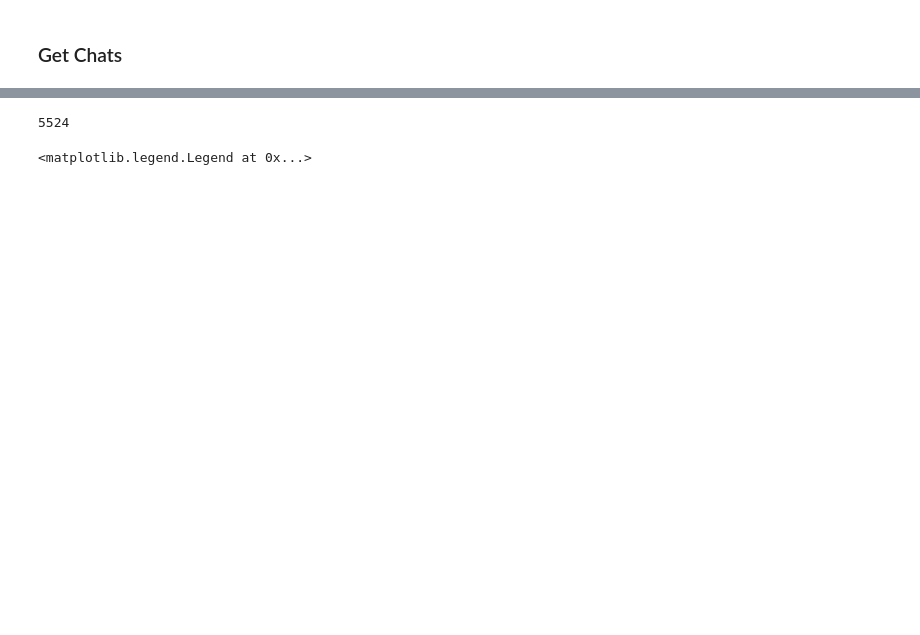
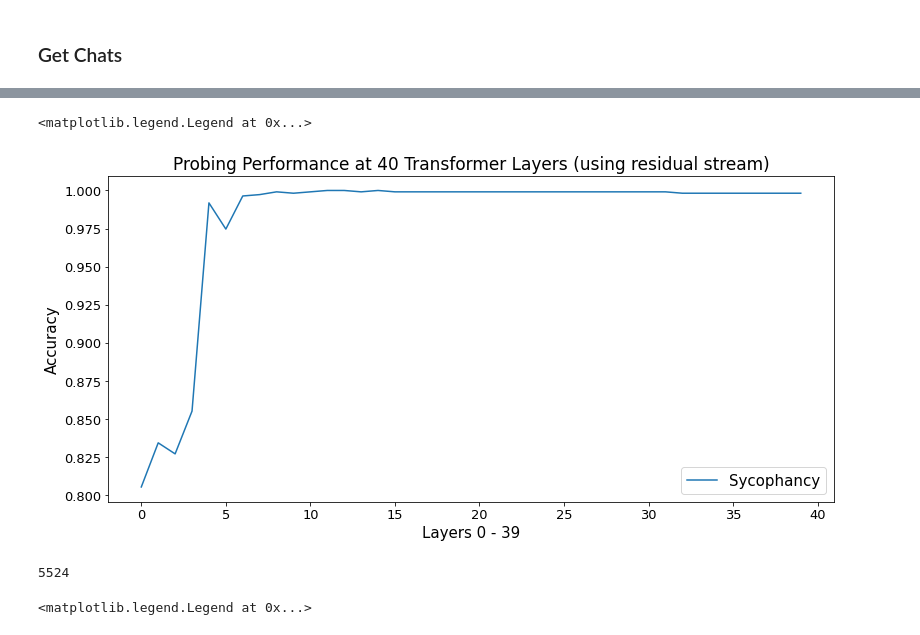
Before and after one commit to yc015/sycophancy-correction-for-mental-health-LLM, a Jupyter notebook: internal_model_of_sycophancy.ipynb, the cells around one changed output, grey strips where cells are left out. Drawn from its saved outputs; the diff is of its cells as text; code cells hidden in the pictures; blank space fills up the shorter version.

```diff
--- a/internal_model_of_sycophancy.ipynb
+++ b/internal_model_of_sycophancy.ipynb
@@ -340,3 +325,22 @@ Please also refer to the documentation for alternative solver options:
+# %%
+import matplotlib.pyplot as plt
+
+plt.figure(figsize=(13, 6))
+
+plt.xlabel("Layers 0 - 39", fontsize=15)
+plt.ylabel("Accuracy", fontsize=15)
+plt.xticks(fontsize=13)
+plt.yticks(fontsize=13)
+plt.set_cmap("Dark2")
+
+plt.title("Probing Performance at 40 Transformer Layers (using residual stream)", fontsize=17)
+for key in list(accuracy_dict.keys()):
+    plt.plot(accuracy_dict[key][1:], label=key.capitalize())
+
+plt.legend(loc="lower right", fontsize=15)
+# %% [output]
+<matplotlib.legend.Legend at 0x...>
+[figure, added]
 # %%
 len(dataset.actual_labels)
 # %% [output]
```
Also changed, not shown: parts of 4 cells of this notebook, 47 other files.
